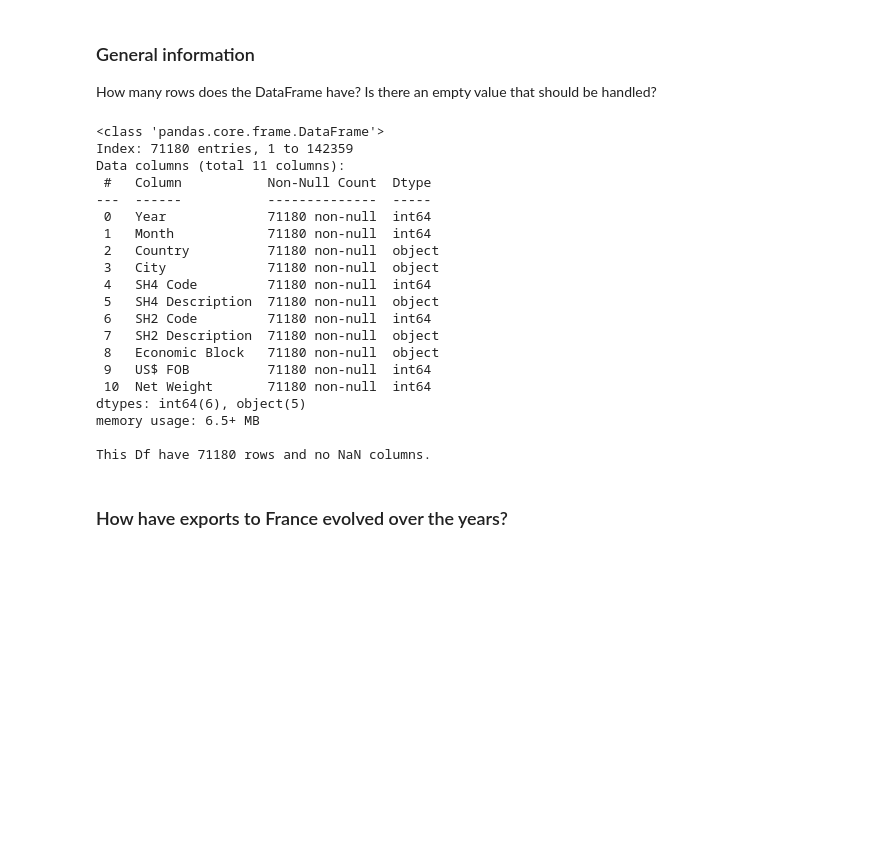
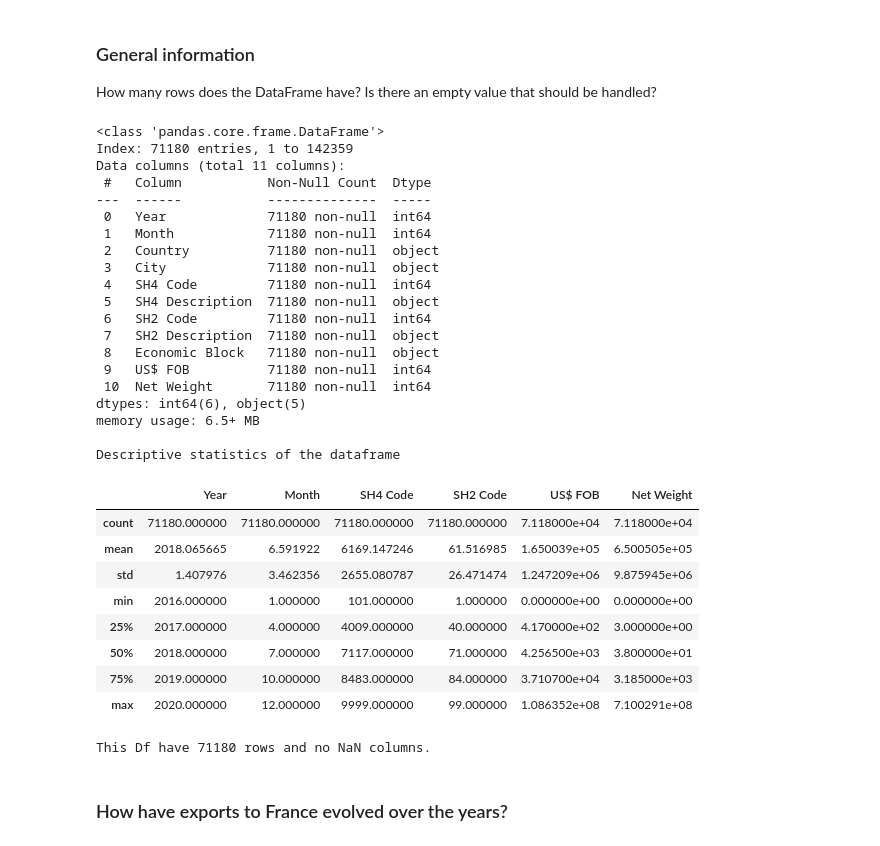
Before and after one commit to DerickRedDanger/Python, a Jupyter notebook: Pandas/Mini_projects/Mini Analysis on Brazil exportation/Analise-Inicial.ipynb, the cells around one changed output. Saved outputs shown, nothing was run; the diff lists cells and outputs as text; code cells hidden in the pictures; blank space fills up the shorter version.

```diff
--- a/Pandas/Mini_projects/Mini Analysis on Brazil exportation/Analise-Inicial.ipynb
+++ b/Pandas/Mini_projects/Mini Analysis on Brazil exportation/Analise-Inicial.ipynb
@@ -47,36 +47,51 @@ How many rows does the DataFrame have? Is there an empty value that should be ha
 export_France_df.info()
 num_rows = len(export_France_df)
 nan_columns = export_France_df.columns[export_France_df.isnull().any()]
+
+print("")
+print("Descriptive statistics of the dataframe")
+display(export_France_df.describe())
+print("")
 
 # display(nan_columns)
 print('')
 print(f"This Df have {num_rows} rows",end = ' ')
 
 if nan_columns.empty:
     print("and no NaN columns.")
 else:
     print(f"and {len(nan_columns)} columns with NaN values: {list(nan_columns)}")
 # %% [output]
 <class 'pandas.core.frame.DataFrame'>
 Index: 71180 entries, 1 to 142359
 Data columns (total 11 columns):
  #   Column           Non-Null Count  Dtype
 ---  ------           --------------  -----
  0   Year             71180 non-null  int64
  1   Month            71180 non-null  int64
  2   Country          71180 non-null  object
  3   City             71180 non-null  object
  4   SH4 Code         71180 non-null  int64
  5   SH4 Description  71180 non-null  object
  6   SH2 Code         71180 non-null  int64
  7   SH2 Description  71180 non-null  object
  8   Economic Block   71180 non-null  object
  9   US$ FOB          71180 non-null  int64
  10  Net Weight       71180 non-null  int64
 dtypes: int64(6), object(5)
 memory usage: 6.5+ MB
 
-This Df have 71180 rows and no NaN columns.
+Descriptive statistics of the dataframe
+|  | Year | Month | SH4 Code | SH2 Code | US$ FOB | Net Weight |
+| count | 71180.000000 | 71180.000000 | 71180.000000 | 71180.000000 | 7.118000e+04 | 7.118000e+04 |
+| mean | 2018.065665 | 6.591922 | 6169.147246 | 61.516985 | 1.650039e+05 | 6.500505e+05 |
+| std | 1.407976 | 3.462356 | 2655.080787 | 26.471474 | 1.247209e+06 | 9.875945e+06 |
+| min | 2016.000000 | 1.000000 | 101.000000 | 1.000000 | 0.000000e+00 | 0.000000e+00 |
+| 25% | 2017.000000 | 4.000000 | 4009.000000 | 40.000000 | 4.170000e+02 | 3.000000e+00 |
+| 50% | 2018.000000 | 7.000000 | 7117.000000 | 71.000000 | 4.256500e+03 | 3.800000e+01 |
+| 75% | 2019.000000 | 10.000000 | 8483.000000 | 84.000000 | 3.710700e+04 | 3.185000e+03 |
+| max | 2020.000000 | 12.000000 | 9999.000000 | 99.000000 | 1.086352e+08 | 7.100291e+08 |
+This Df have 71180 rows and no NaN columns.
 # %% [markdown]
 ### How have exports to France evolved over the years?
 # %%
```
Also changed, not shown: 8 other files.
